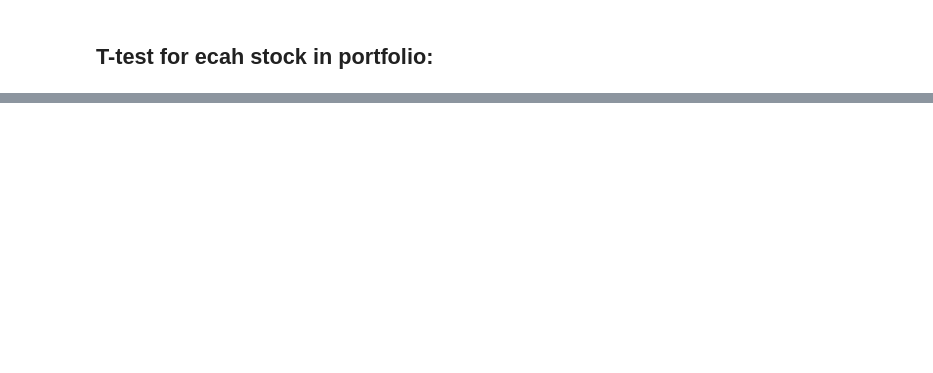
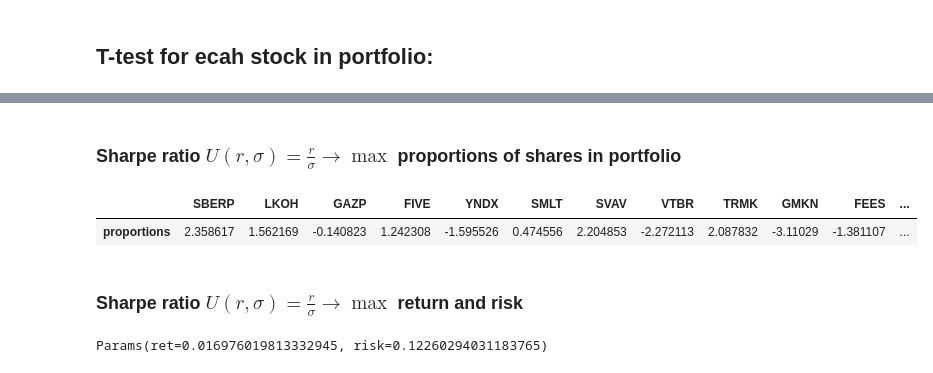
Before and after one commit to DefaultMaxim/event-study-methodology, a Jupyter notebook: example.ipynb, the cells around one changed output, grey strips where cells are left out. Drawn from its saved outputs; the diff is of its cells as text; code cells hidden in the pictures; blank space fills up the shorter version.

```diff
--- a/example.ipynb
+++ b/example.ipynb
@@ -174,0 +201,13 @@ SMLT
+# %% [markdown]
+### Sharpe ratio $U(r, \sigma) = \frac{r}{\sigma} \to \max$ proportions of shares in portfolio
+# %%
+max_sharpe[0]
+# %% [output]
+|  | SBERP | LKOH | GAZP | FIVE | YNDX | SMLT | SVAV | VTBR | TRMK | GMKN | FEES | ... |
+| proportions | 2.358617 | 1.562169 | -0.140823 | 1.242308 | -1.595526 | 0.474556 | 2.204853 | -2.272113 | 2.087832 | -3.11029 | -1.381107 | ... |
+# %% [markdown]
+### Sharpe ratio $U(r, \sigma) = \frac{r}{\sigma} \to \max$ return and risk
+# %%
+max_sharpe[1]
+# %% [output]
+Params(ret=0.016976019813332945, risk=0.12260294031183765)
```
Also changed, not shown: parts of 11 cells of this notebook.
